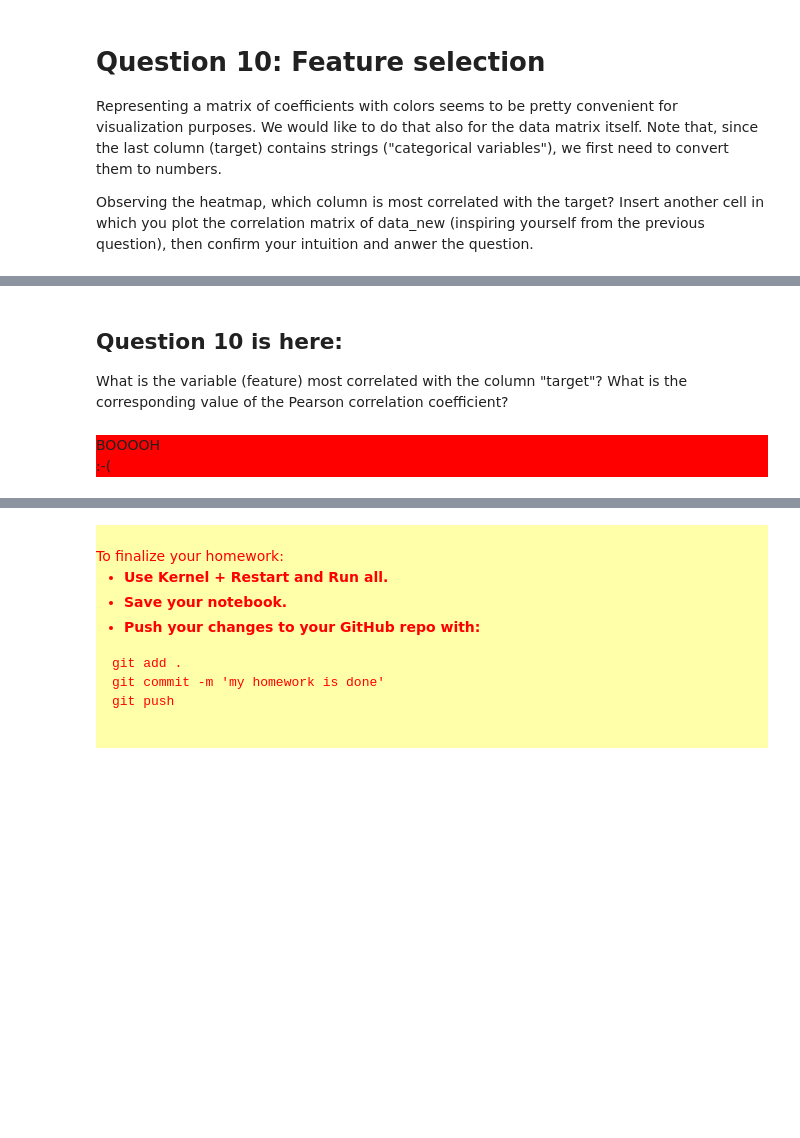
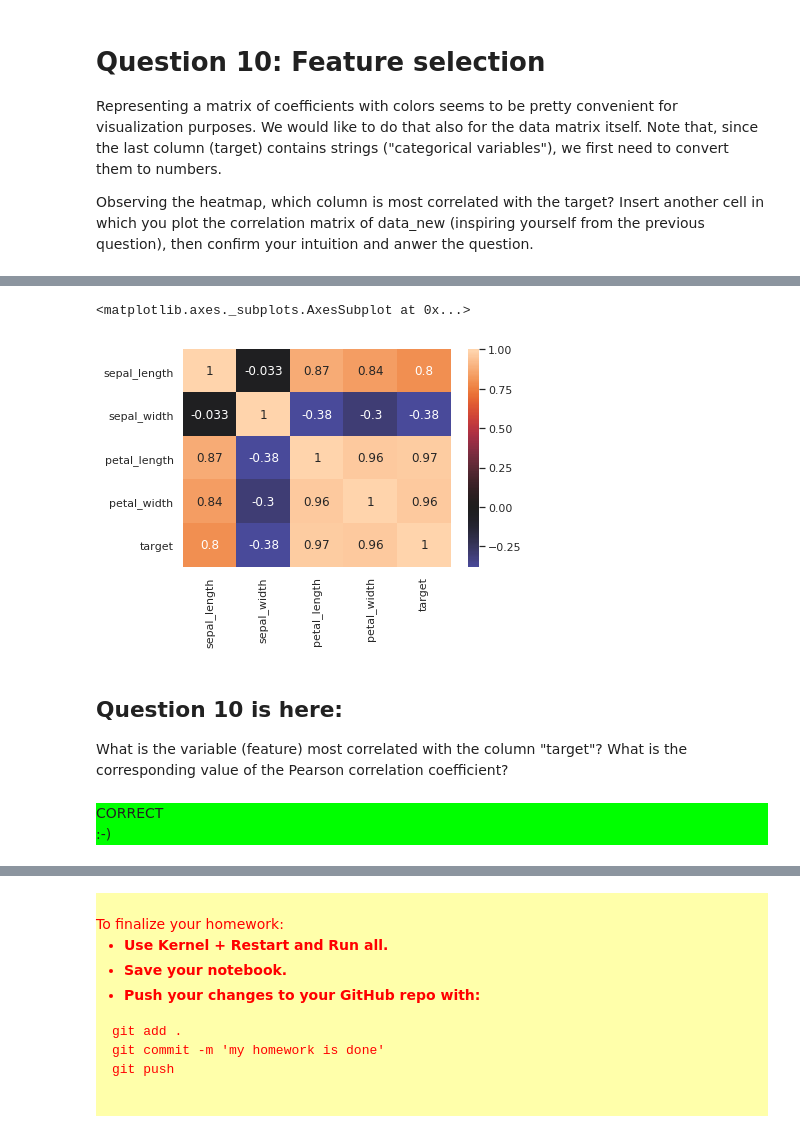
Before and after one commit to wexlax/info232, a Jupyter notebook: TP0/TP0.ipynb, the cells around one changed output, grey strips where cells are left out. Cells and saved outputs as stored; diff of their text form; code cells hidden in the pictures; blank space fills up the shorter version.

```diff
--- a/TP0/TP0.ipynb
+++ b/TP0/TP0.ipynb
@@ -357,16 +322,21 @@ sns.heatmap(data_num)
 # %%
 # Put here your code showing the correlation matrix of data_num
+corr_matt = data_num.corr(method='pearson')
+sns.heatmap(corr_matt, annot=True, center=0)
+# %% [output]
+<matplotlib.axes._subplots.AxesSubplot at 0x...>
+[figure, added]
 # %% [markdown]
 ## Question 10 is here:
 What is the variable (feature) most correlated with the column "target"? What is the corresponding value of the Pearson correlation coefficient?
 # %%
 question = 10
-numero_variable = 0            # Variables numbered 0 to 3, replace with the correct answer
-pearson_correlation = -1       # Replace with the correct answer
+numero_variable = 2            # Variables numbered 0 to 3, replace with the correct answer
+pearson_correlation = 0.97      # Replace with the correct answer
 score += check(numero_variable+pearson_correlation, question)
 # %% [output]
-BOOOOH
-:-(
+CORRECT
+:-)
 # %%
 print('Your final score is %d / 10, congratulations!' % score)
 # %% [output]
```
Also changed, not shown: parts of 12 cells of this notebook.
